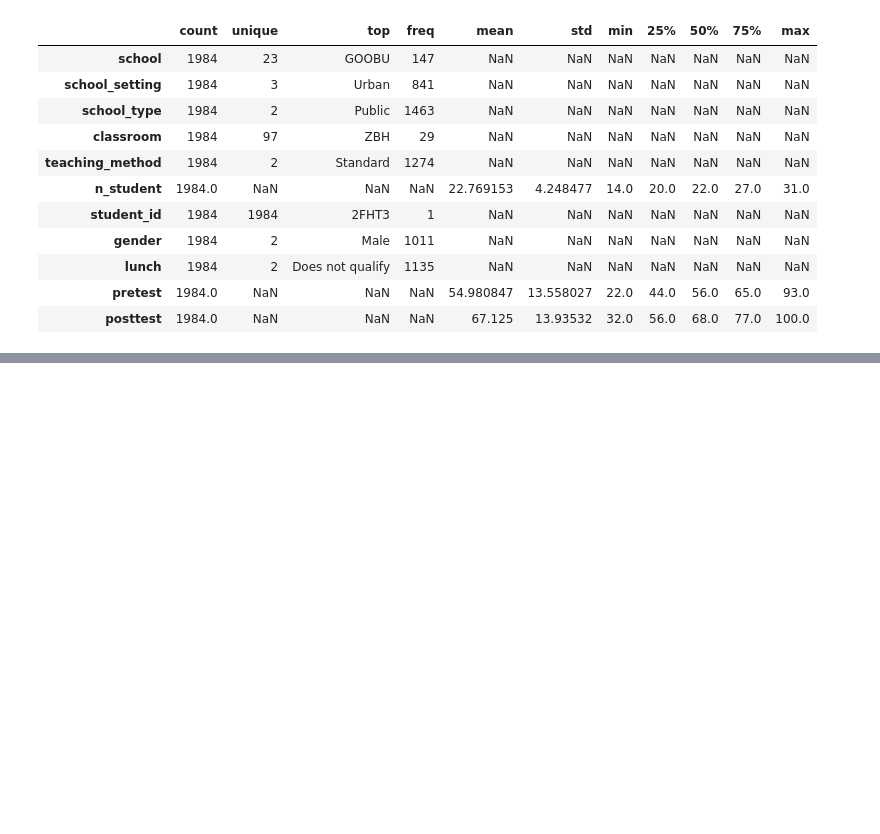
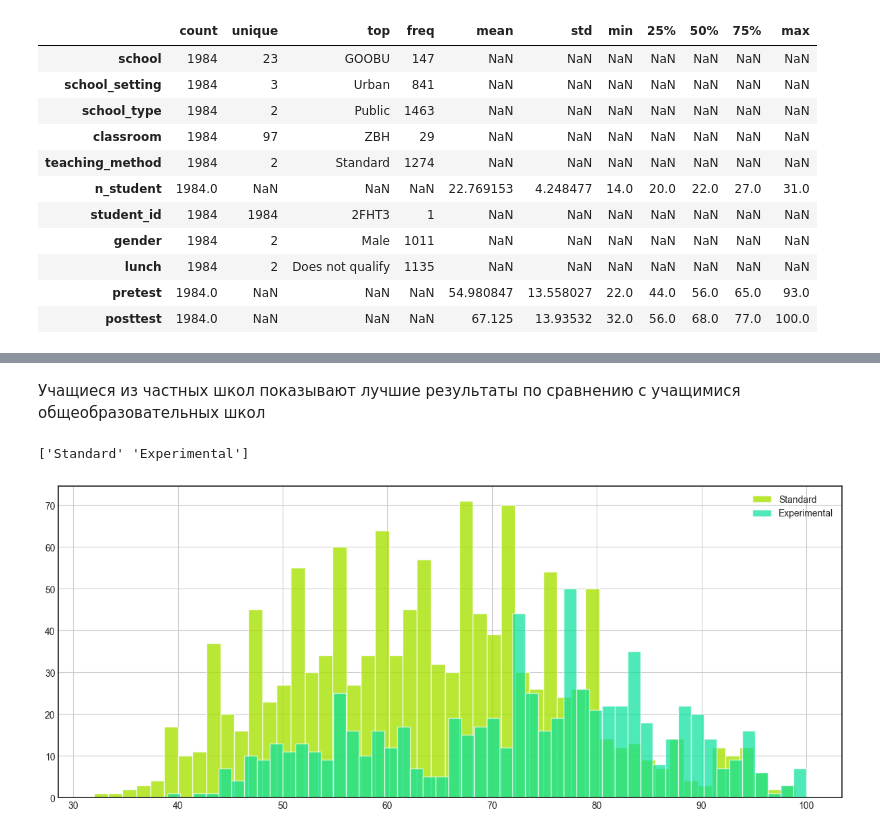
Before and after one commit to LlirikOknessu/MachineLearningCourseLabs, a Jupyter notebook: Ignatieva/analyze.ipynb, the cells around one changed output, grey strips where cells are left out. Cells and saved outputs as stored; diff of their text form; code cells hidden in the pictures; blank space fills up the shorter version.

```diff
--- a/Ignatieva/analyze.ipynb
+++ b/Ignatieva/analyze.ipynb
@@ -195,0 +119,17 @@ plt.show()
+# %% [markdown]
+Учащиеся из частных школ показывают лучшие результаты по сравнению с учащимися общеобразовательных школ
+# %%
+plt.figure(figsize=(15, 6))
+post_values = df['posttest']
+method = df['teaching_method'].unique()
+print(method)
+method0 = df.loc[df['teaching_method'] == 'Standard']
+method1 = df.loc[df['teaching_method'] == 'Experimental']
+plt.hist(method0.posttest, color='#A8E103', bins=50, alpha=0.8, label='Standard')
+plt.hist(method1.posttest, color='#03E09A', bins=50, alpha=0.7, label='Experimental')
+plt.grid()
+plt.legend()
+plt.show()
+# %% [output]
+['Standard' 'Experimental']
+[figure, added]
```
Also changed, not shown: parts of 28 cells of this notebook, 6 other files.
